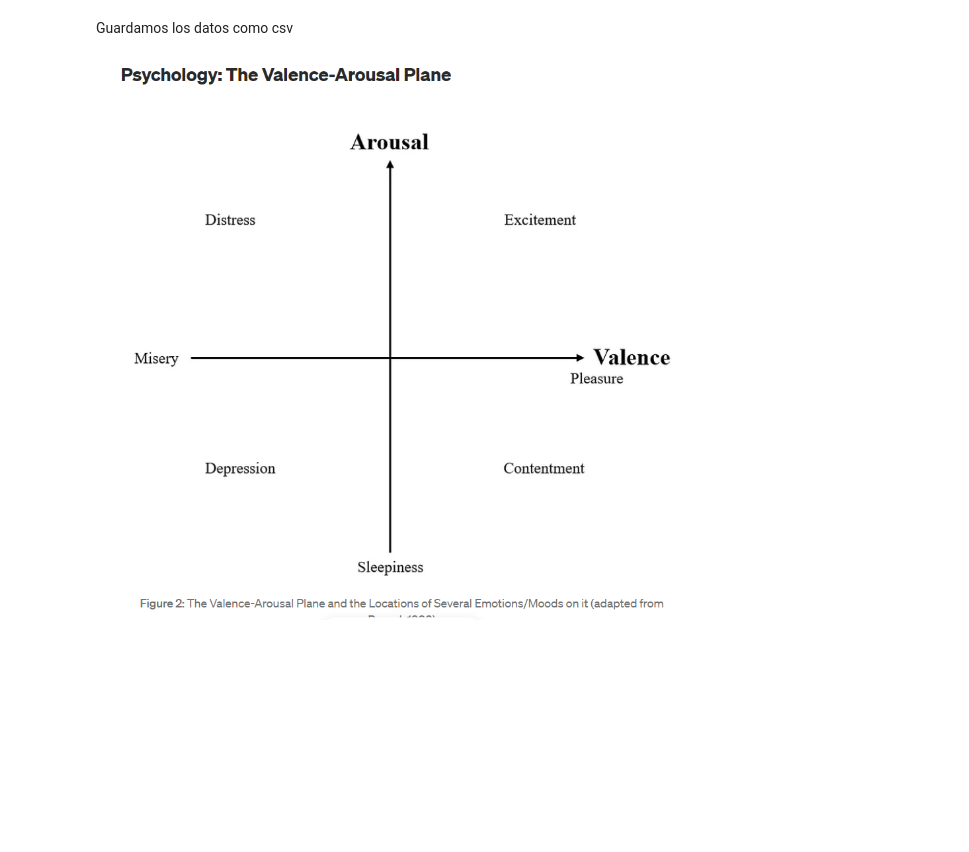
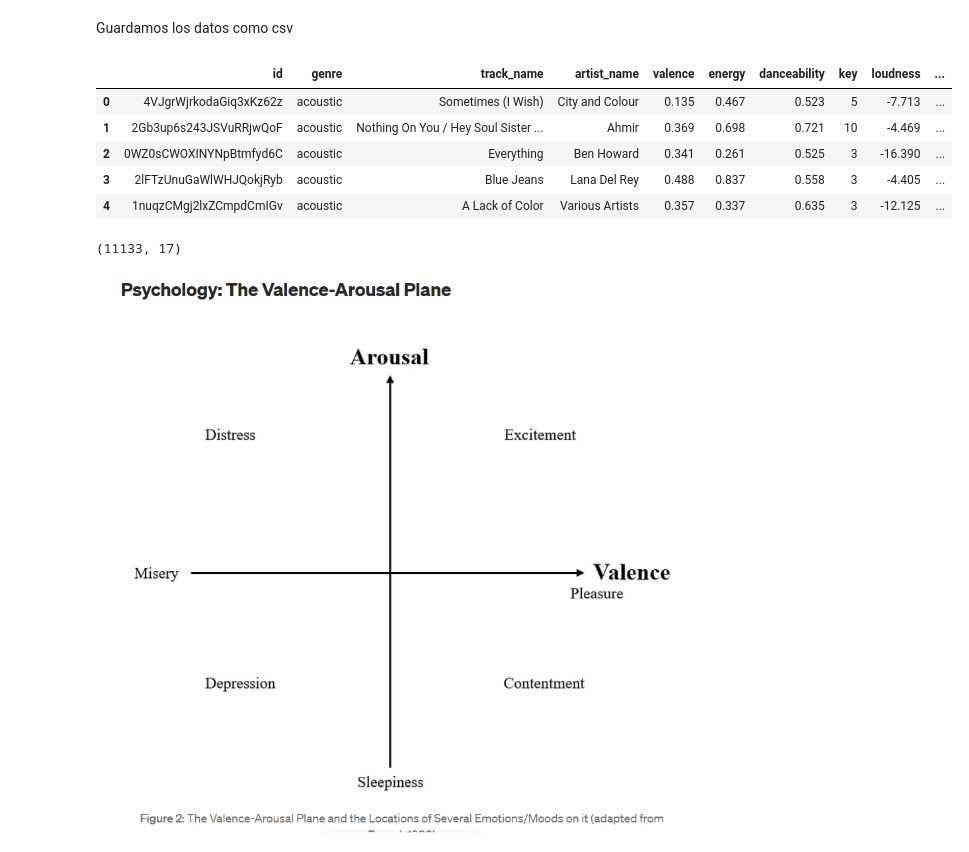
Before and after one commit to tatinogues/Spotify-AWS, a Jupyter notebook: Project_Spotify_1.ipynb, the cells around one changed output. Saved outputs shown, nothing was run; the diff lists cells and outputs as text; code cells hidden in the pictures; blank space fills up the shorter version.

```diff
--- a/Project_Spotify_1.ipynb
+++ b/Project_Spotify_1.ipynb
@@ -56,6 +74,19 @@ Guardamos los datos como csv
 # %%
 df.drop_duplicates(subset = "id", keep = "first", inplace = True)
 df.to_csv("scraped_spotify_dataset.csv", index = False)
+# %%
+df.head()
+# %% [output]
+|  | id | genre | track_name | artist_name | valence | energy | danceability | key | loudness | ... |
+| 0 | 4VJgrWjrkodaGiq3xKz62z | acoustic | Sometimes (I Wish) | City and Colour | 0.135 | 0.467 | 0.523 | 5 | -7.713 | ... |
+| 1 | 2Gb3up6s243JSVuRRjwQoF | acoustic | Nothing On You / Hey Soul Sister ... | Ahmir | 0.369 | 0.698 | 0.721 | 10 | -4.469 | ... |
+| 2 | 0WZ0sCWOXINYNpBtmfyd6C | acoustic | Everything | Ben Howard | 0.341 | 0.261 | 0.525 | 3 | -16.390 | ... |
+| 3 | 2lFTzUnuGaWlWHJQokjRyb | acoustic | Blue Jeans | Lana Del Rey | 0.488 | 0.837 | 0.558 | 3 | -4.405 | ... |
+| 4 | 1nuqzCMgj2lxZCmpdCmIGv | acoustic | A Lack of Color | Various Artists | 0.357 | 0.337 | 0.635 | 3 | -12.125 | ... |
+# %%
+df.shape
+# %% [output]
+(11133, 17)
 # %%
 from IPython.display import Image
 Image(filename='Captura de pantalla 2023-04-19 104350.png')
```
Also changed, not shown: parts of 1 cell of this notebook, 1 other file.
